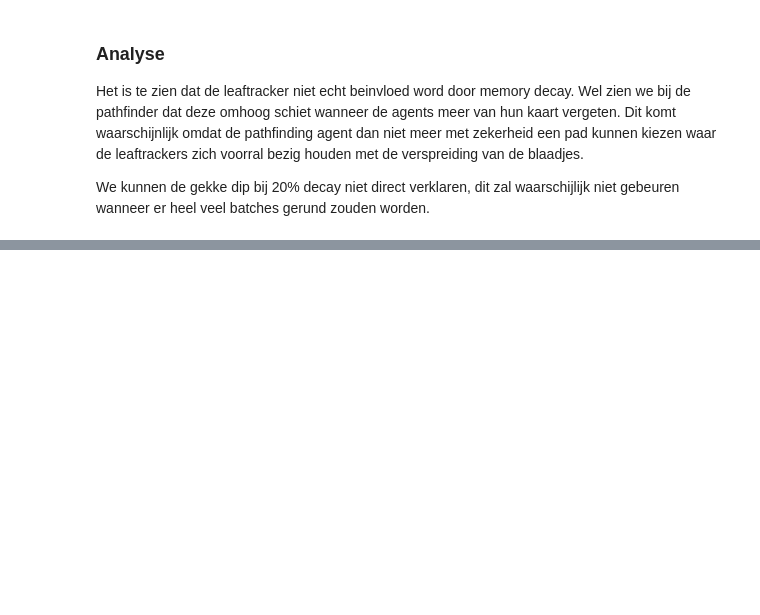
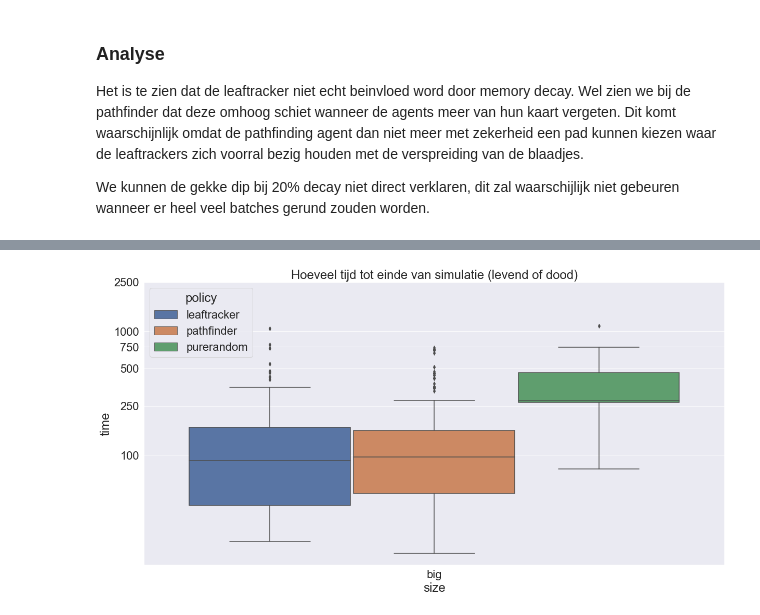
Before and after one commit to MariaDukmak/MazeRunner, a Jupyter notebook: analysis/Data analyse.ipynb, the cells around one changed output, grey strips where cells are left out. Drawn from its saved outputs; the diff is of its cells as text; code cells hidden in the pictures; blank space fills up the shorter version.

```diff
--- a/analysis/Data analyse.ipynb
+++ b/analysis/Data analyse.ipynb
@@ -238,0 +289,13 @@ We kunnen de gekke dip bij 20% decay niet direct verklaren, dit zal waarschijlij
+# %%
+# df_multi_baseline_small = feather.read_feather('multiagent_experiment/baseline/baseline_small/all_policies.feather')
+
+df_lt = feather.read_feather('multiagent_experiment/baseline/baseline_small/baseline_leaftracker_small.feather').assign(policy='leaftracker')
+df_pf = feather.read_feather('multiagent_experiment/baseline/baseline_small/baseline_pathfinder_small.feather').assign(policy='pathfinder')
+df_pr = feather.read_feather('multiagent_experiment/baseline/baseline_small/baseline_purerandom_small.feather').assign(policy='purerandom')
+
+df_multi_baseline_small_all = pd.concat([df_lt, df_pf, df_pr], axis=0).assign(size='big')
+df_multi_baseline_small_alive = df_multi_baseline_small_all[df_multi_baseline_small_all.found_exit != -1]
+
+
+# """Count number of exitst per policy"""
+# df_all_policies_count = df_all_policies['found_exit'].value_counts()
@@ -238,0 +304,11 @@ We kunnen de gekke dip bij 20% decay niet direct verklaren, dit zal waarschijlij
+# %%
+df_lt = feather.read_feather('multiagent_experiment/baseline/baseline_big/baseline_leaftracker_big.feather').assign(policy='leaftracker')
+df_pf = feather.read_feather('multiagent_experiment/baseline/baseline_big/baseline_pathfinder_big.feather').assign(policy='pathfinder')
+df_pr = feather.read_feather('multiagent_experiment/baseline/baseline_big/baseline_purerandom_big.feather').assign(policy='purerandom')
+
+df_multi_baseline_big_all = pd.concat([df_lt, df_pf, df_pr], axis=0).assign(size='big')
+df_multi_baseline_big_alive = df_multi_baseline_big_all[df_multi_baseline_big_all.found_exit != -1]
+# %%
+df_multi_baseline_all = pd.concat([df_multi_baseline_small_all, df_multi_baseline_big_all])
+df_multi_baseline_alive = df_multi_baseline_all[df_multi_baseline_all.found_exit != -1]
+df_multi_baseline_alive
@@ -238,0 +329,12 @@ We kunnen de gekke dip bij 20% decay niet direct verklaren, dit zal waarschijlij
+# %%
+plt.figure(figsize=(20, 10))
+ax = sns.boxplot(data=df_multi_baseline_alive, x='size', y='time', hue='policy', width=0.85)
+
+ax.set_yscale("log")
+y_points = [100, 250, 500, 750, 1000, 2500]
+ax.set_yticks(y_points)
+ax.set_yticklabels(y_points)
+
+ax = ax.set_title('Hoeveel tijd tot einde van simulatie (levend of dood)')
+# %% [output]
+[figure, added]
```
Also changed, not shown: parts of 9 cells of this notebook.
